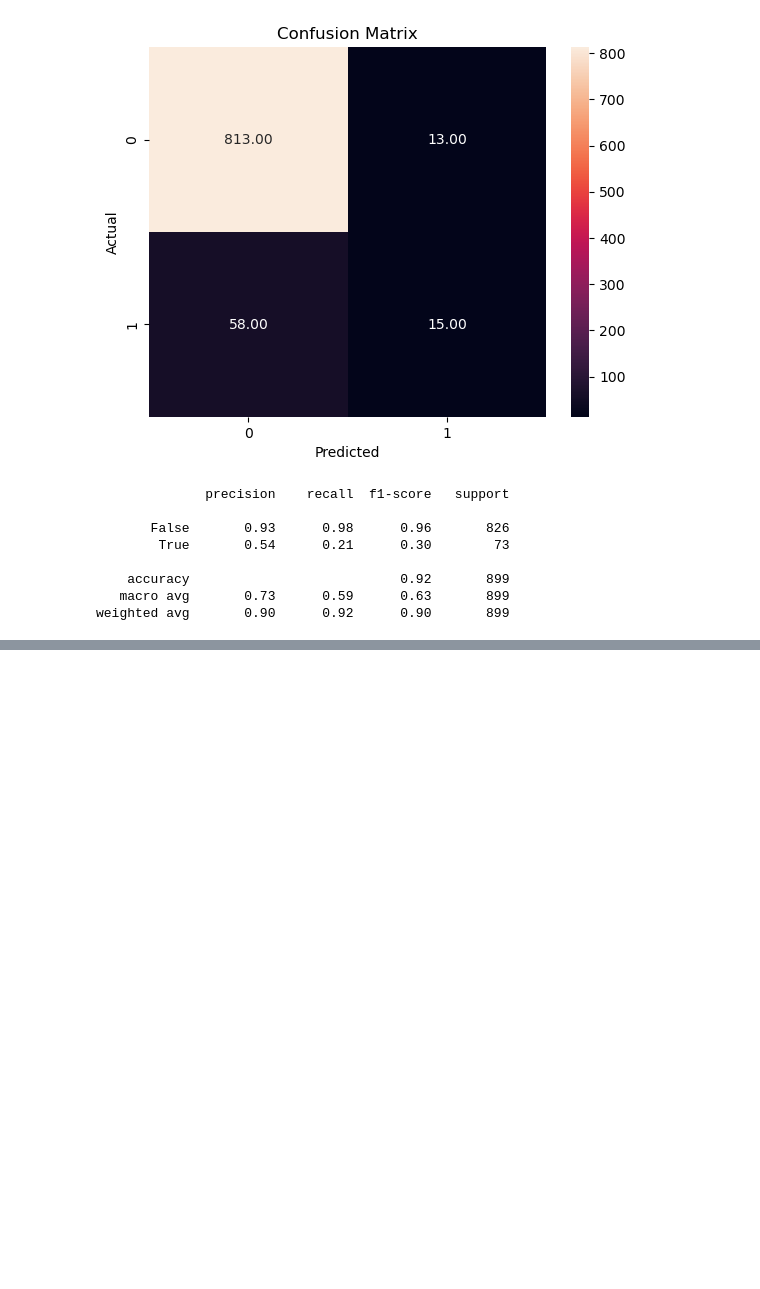
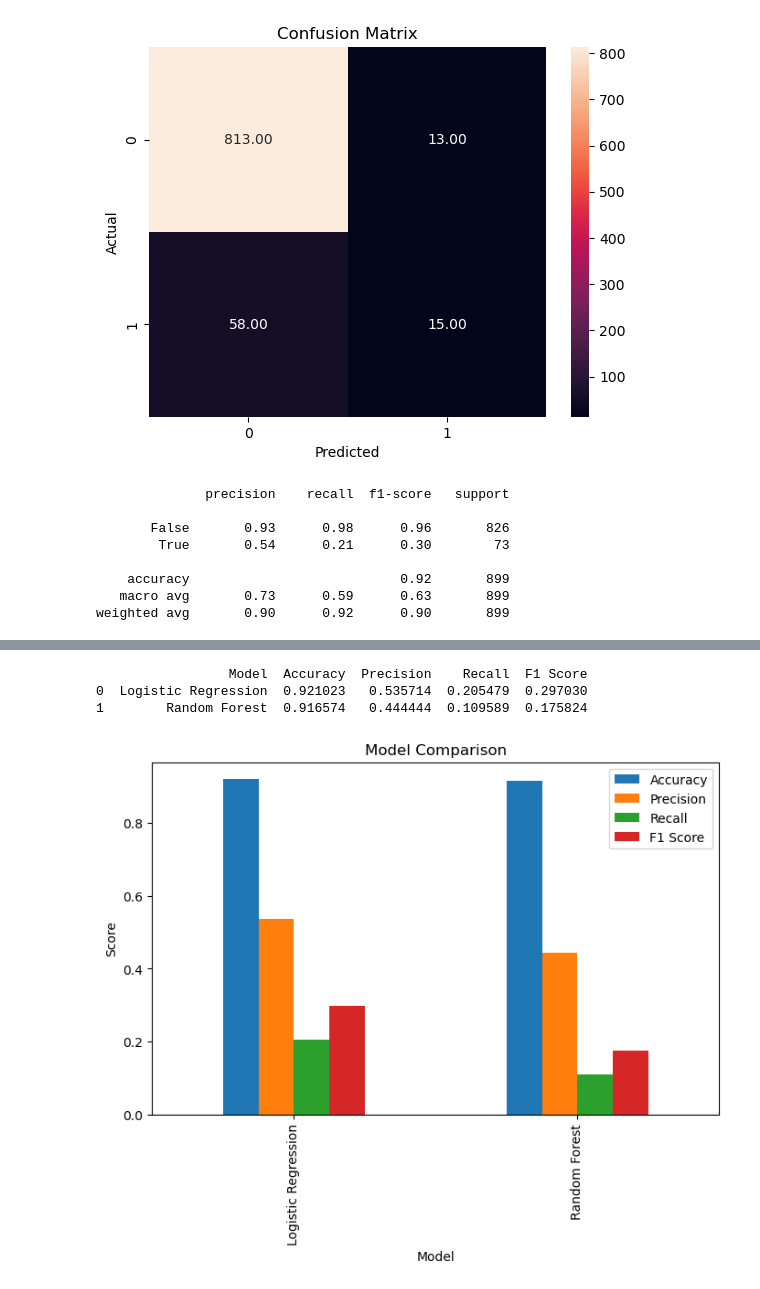
Before and after one commit to anshpandey14/DA-PBL_Heart_Disease, a Jupyter notebook: main.ipynb, the cells around one changed output, grey strips where cells are left out. Cells and saved outputs as stored; diff of their text form; code cells hidden in the pictures; blank space fills up the shorter version.

```diff
--- a/main.ipynb
+++ b/main.ipynb
@@ -435,0 +484,33 @@ weighted avg       0.90      0.92      0.90       899
+# %%
+comparison = pd.DataFrame({
+    "Model": ["Logistic Regression", "Random Forest"],
+    "Accuracy": [
+        accuracy_score(y_test, y_predict1),
+        accuracy_score(y_test, y_predict2)
+    ],
+    "Precision": [
+        precision_score(y_test, y_predict1),
+        precision_score(y_test, y_predict2)
+    ],
+    "Recall": [
+        recall_score(y_test, y_predict1),
+        recall_score(y_test, y_predict2)
+    ],
+    "F1 Score": [
+        f1_score(y_test, y_predict1),
+        f1_score(y_test, y_predict2)
+    ]
+})
+
+print(comparison)
+# %% [output]
+                 Model  Accuracy  Precision    Recall  F1 Score
+0  Logistic Regression  0.921023   0.535714  0.205479  0.297030
+1        Random Forest  0.916574   0.444444  0.109589  0.175824
+# %%
+comparison.set_index("Model").plot(kind="bar", figsize=(8,5))
+plt.title("Model Comparison")
+plt.ylabel("Score")
+plt.show()
+# %% [output]
+[figure, added]
```
Also changed, not shown: parts of 16 cells of this notebook.
